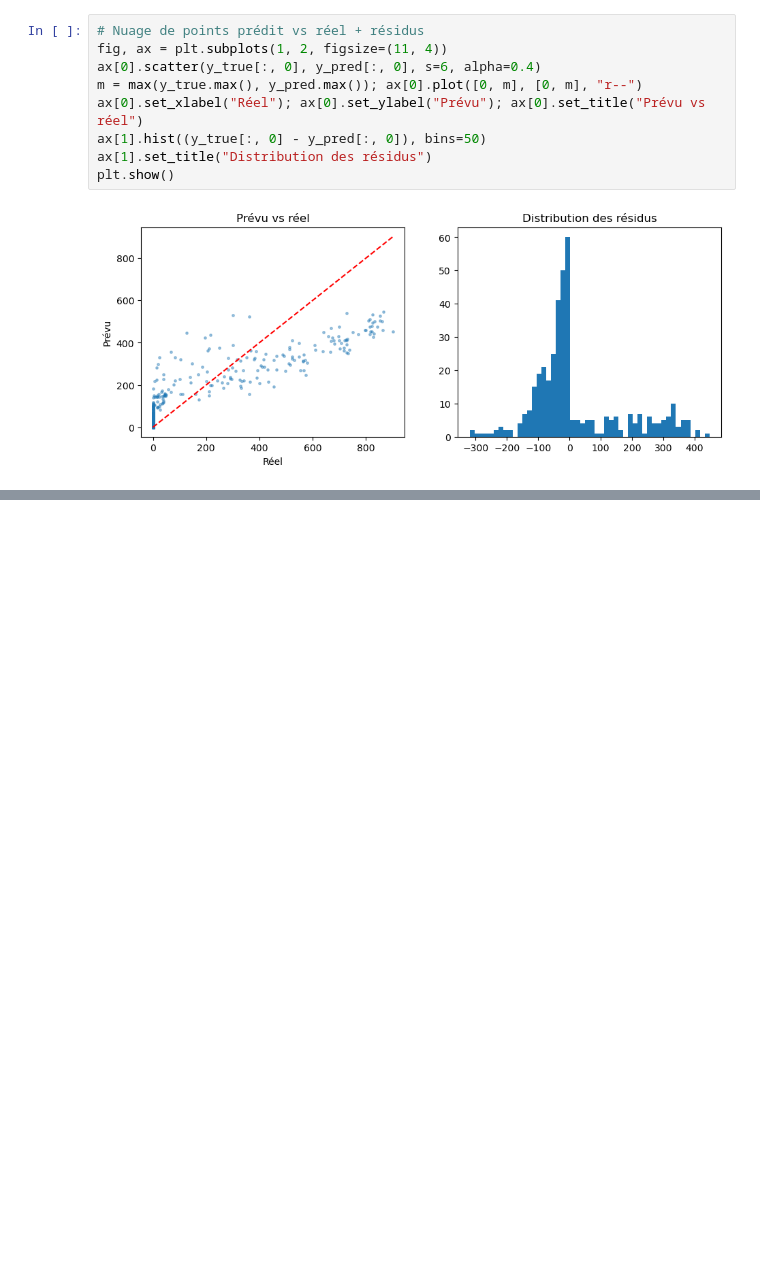
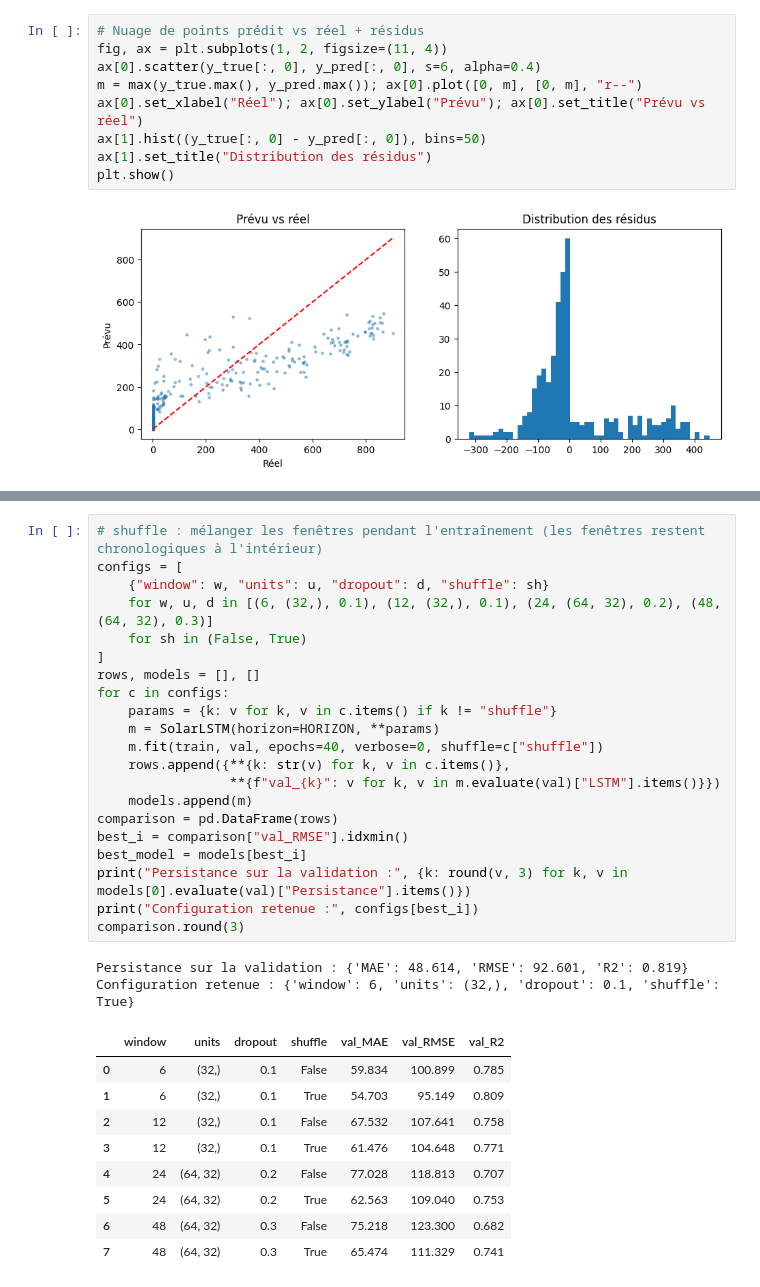
Before and after one commit to Serine-khe/Projet-Data-Mining, a Jupyter notebook: notebooks/04_lstm_solar.ipynb, the cells around one changed output, grey strips where cells are left out. Saved outputs shown, nothing was run; the diff lists cells and outputs as text; blank space fills up the shorter version.

```diff
--- a/notebooks/04_lstm_solar.ipynb
+++ b/notebooks/04_lstm_solar.ipynb
@@ -142,0 +126,33 @@ pd.DataFrame(rows)
+# %%
+# shuffle : mélanger les fenêtres pendant l'entraînement (les fenêtres restent chronologiques à l'intérieur)
+configs = [
+    {"window": w, "units": u, "dropout": d, "shuffle": sh}
+    for w, u, d in [(6, (32,), 0.1), (12, (32,), 0.1), (24, (64, 32), 0.2), (48, (64, 32), 0.3)]
+    for sh in (False, True)
+]
+rows, models = [], []
+for c in configs:
+    params = {k: v for k, v in c.items() if k != "shuffle"}
+    m = SolarLSTM(horizon=HORIZON, **params)
+    m.fit(train, val, epochs=40, verbose=0, shuffle=c["shuffle"])
+    rows.append({**{k: str(v) for k, v in c.items()},
+                 **{f"val_{k}": v for k, v in m.evaluate(val)["LSTM"].items()}})
+    models.append(m)
+comparison = pd.DataFrame(rows)
+best_i = comparison["val_RMSE"].idxmin()
+best_model = models[best_i]
+print("Persistance sur la validation :", {k: round(v, 3) for k, v in models[0].evaluate(val)["Persistance"].items()})
+print("Configuration retenue :", configs[best_i])
+comparison.round(3)
+# %% [output]
+Persistance sur la validation : {'MAE': 48.614, 'RMSE': 92.601, 'R2': 0.819}
+Configuration retenue : {'window': 6, 'units': (32,), 'dropout': 0.1, 'shuffle': True}
+|  | window | units | dropout | shuffle | val_MAE | val_RMSE | val_R2 |
+| 0 | 6 | (32,) | 0.1 | False | 59.834 | 100.899 | 0.785 |
+| 1 | 6 | (32,) | 0.1 | True | 54.703 | 95.149 | 0.809 |
+| 2 | 12 | (32,) | 0.1 | False | 67.532 | 107.641 | 0.758 |
+| 3 | 12 | (32,) | 0.1 | True | 61.476 | 104.648 | 0.771 |
+| 4 | 24 | (64, 32) | 0.2 | False | 77.028 | 118.813 | 0.707 |
+| 5 | 24 | (64, 32) | 0.2 | True | 62.563 | 109.040 | 0.753 |
+| 6 | 48 | (64, 32) | 0.3 | False | 75.218 | 123.300 | 0.682 |
+| 7 | 48 | (64, 32) | 0.3 | True | 65.474 | 111.329 | 0.741 |
```
Also changed, not shown: parts of 12 cells of this notebook, 42 other files.
